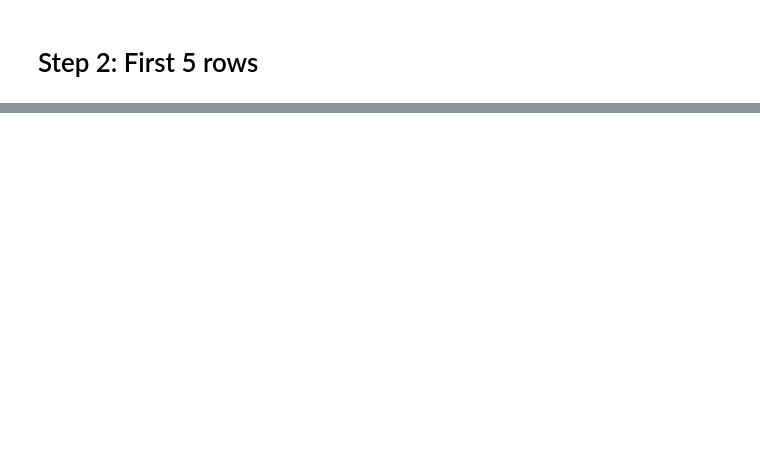
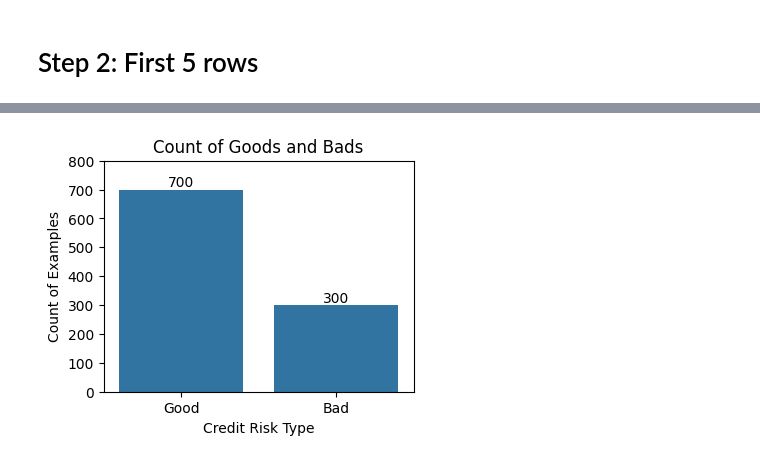
Before and after one commit to MarkThackham/portfolio, a Jupyter notebook: 03 German Credit Data/01 German Credit Data.ipynb, the cells around one changed output, grey strips where cells are left out. Cells and saved outputs as stored; diff of their text form; code cells hidden in the pictures; blank space fills up the shorter version.

```diff
--- a/03 German Credit Data/01 German Credit Data.ipynb
+++ b/03 German Credit Data/01 German Credit Data.ipynb
@@ -245,0 +281,20 @@ print('--------------------')
+# %%
+#============================================
+# Plot Response
+
+# Summarise for the plot
+df_smry=df['bad_flag'].value_counts().reset_index()
+df_smry['bad_flag']=df_smry['bad_flag'].map({0:'Good', 1:'Bad'})
+
+# Response plot
+plt.figure(figsize=(4,3))
+ax=sns.barplot(df_smry, x='bad_flag', y='count')
+ax.bar_label(ax.containers[0])
+ax.set_xlabel('Credit Risk Type')
+ax.set_ylabel('Count of Examples')
+plt.ylim(0, 800)
+plt.title('Count of Goods and Bads')
+plt.show()
+#============================================
+# %% [output]
+[figure, added]
```
Also changed, not shown: parts of 26 cells of this notebook.
